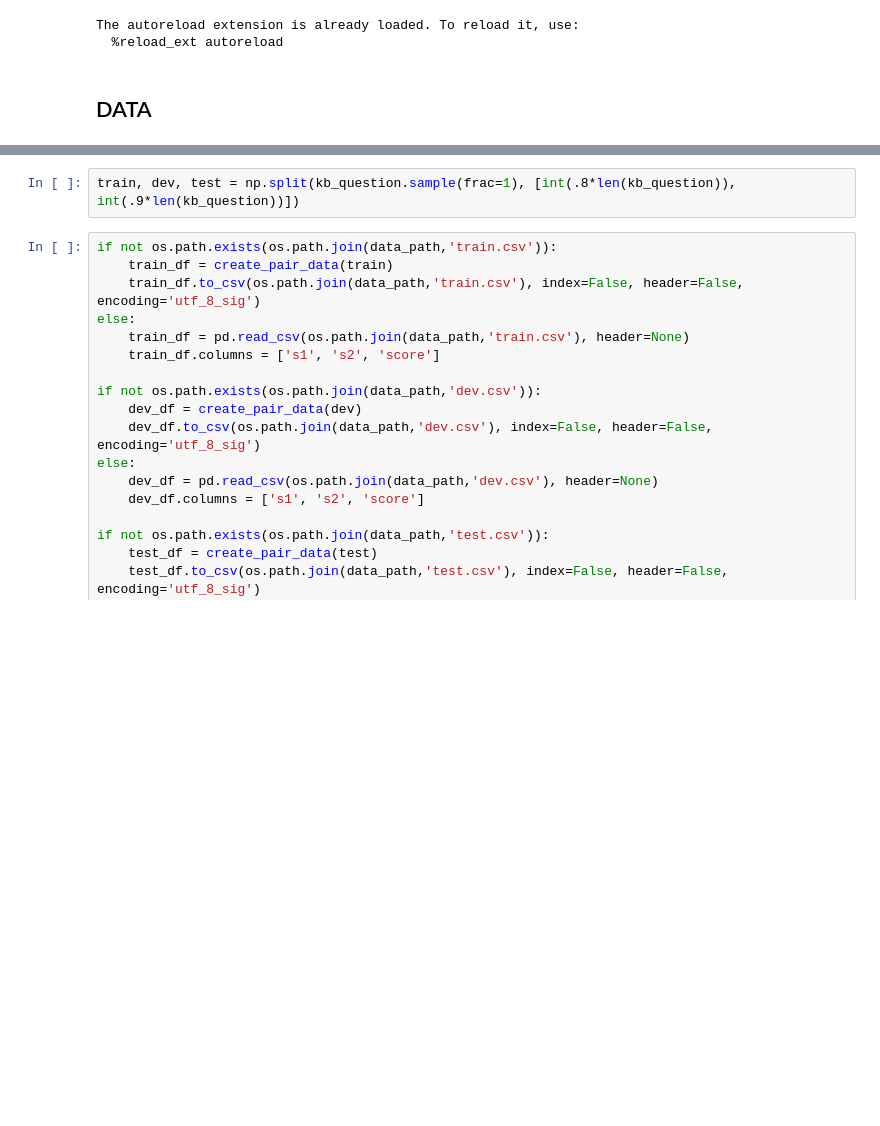
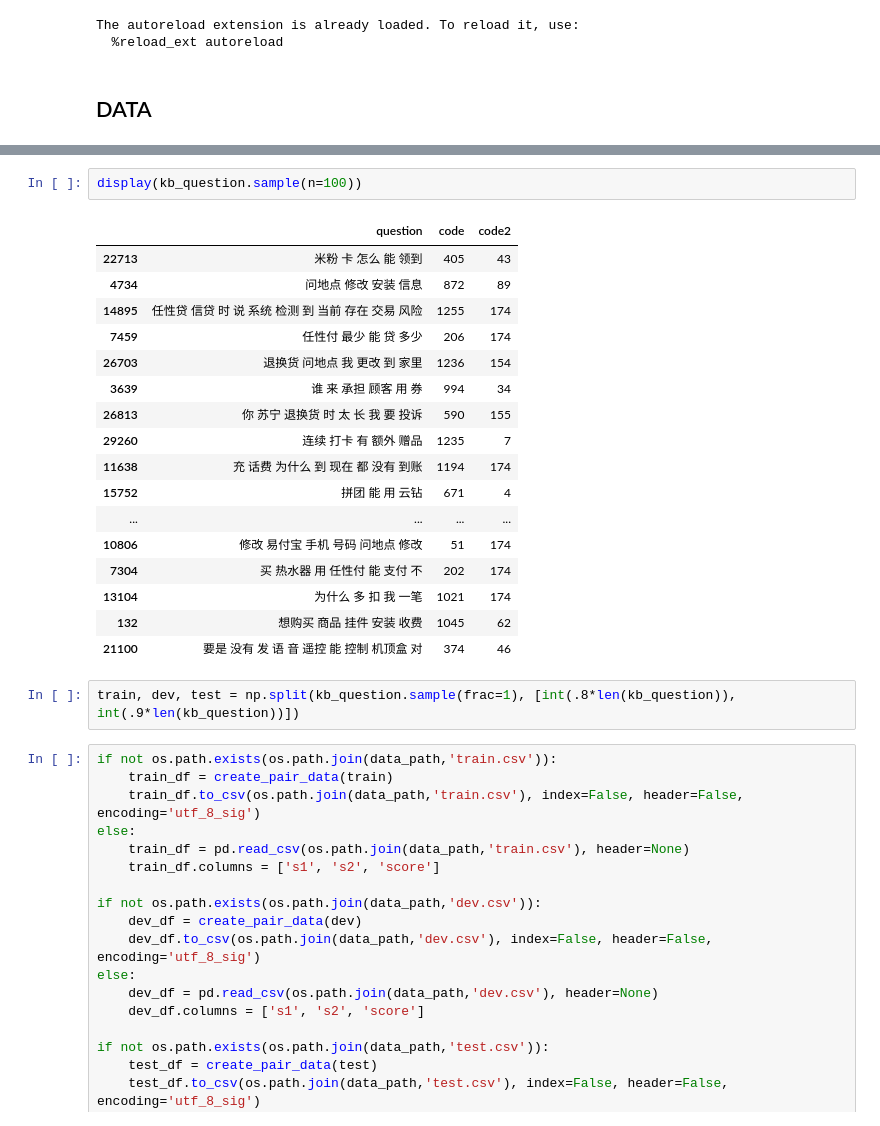
Before and after one commit to tingchunyeh/Sentence-Sim, a Jupyter notebook: Models_Evaluation.ipynb, the cells around one changed output, grey strips where cells are left out. Cells and saved outputs as stored; diff of their text form; blank space fills up the shorter version.

```diff
--- a/Models_Evaluation.ipynb
+++ b/Models_Evaluation.ipynb
@@ -34,3 +30,23 @@ after dropping duplicates:  (33431, 3)
+# %%
+display(kb_question.sample(n=100))
+# %% [output]
+|  | question | code | code2 |
+| 22713 | 米粉 卡 怎么 能 领到 | 405 | 43 |
+| 4734 | 问地点 修改 安装 信息 | 872 | 89 |
+| 14895 | 任性贷 信贷 时 说 系统 检测 到 当前 存在 交易 风险 | 1255 | 174 |
+| 7459 | 任性付 最少 能 贷 多少 | 206 | 174 |
+| 26703 | 退换货 问地点 我 更改 到 家里 | 1236 | 154 |
+| 3639 | 谁 来 承担 顾客 用 券 | 994 | 34 |
+| 26813 | 你 苏宁 退换货 时 太 长 我 要 投诉 | 590 | 155 |
+| 29260 | 连续 打卡 有 额外 赠品 | 1235 | 7 |
+| 11638 | 充 话费 为什么 到 现在 都 没有 到账 | 1194 | 174 |
+| 15752 | 拼团 能 用 云钻 | 671 | 4 |
+| ... | ... | ... | ... |
+| 10806 | 修改 易付宝 手机 号码 问地点 修改 | 51 | 174 |
+| 7304 | 买 热水器 用 任性付 能 支付 不 | 202 | 174 |
+| 13104 | 为什么 多 扣 我 一笔 | 1021 | 174 |
+| 132 | 想购买 商品 挂件 安装 收费 | 1045 | 62 |
+| 21100 | 要是 没有 发 语 音 遥控 能 控制 机顶盒 对 | 374 | 46 |
 # %%
 train, dev, test = np.split(kb_question.sample(frac=1), [int(.8*len(kb_question)), int(.9*len(kb_question))])
 # %%
```
Also changed, not shown: parts of 2 cells of this notebook, 4 other files.
